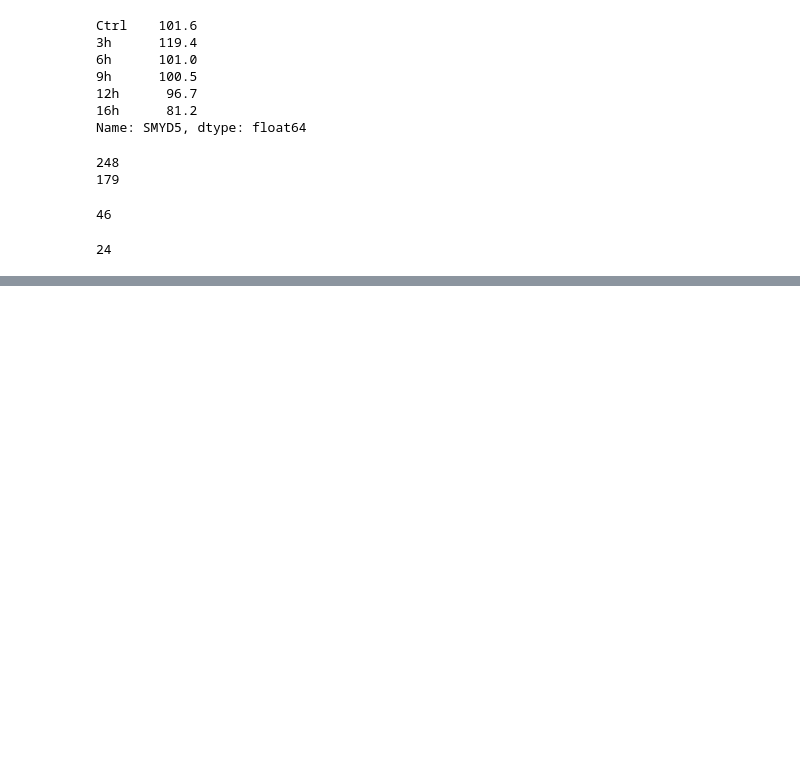
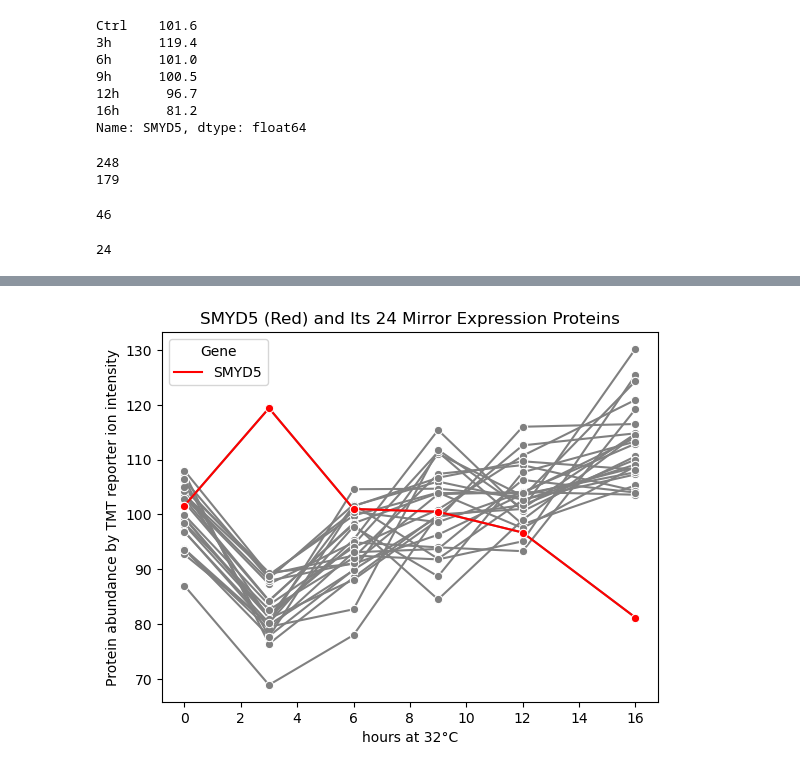
Before and after one commit to Keviosta/Temp_3.2.-.C, a Jupyter notebook: proteomics/HEK293_Proteomic data-mirror_SMYD5.ipynb, the cells around one changed output, grey strips where cells are left out. Saved outputs shown, nothing was run; the diff lists cells and outputs as text; code cells hidden in the pictures; blank space fills up the shorter version.

```diff
--- a/proteomics/HEK293_Proteomic data-mirror_SMYD5.ipynb
+++ b/proteomics/HEK293_Proteomic data-mirror_SMYD5.ipynb
@@ -193,0 +201,30 @@ proteins from 20 to 24 are: ['SUZ12', 'MRPL23', 'MAPK4', 'SELENOK', 'SMYD5']
+# %%
+# Select the targets
+df_mirror =  df[ (df.index.isin(neg_corr_proteins)) ]
+df_mirror.loc['SMYD5'] = smyd5_expression
+df_mirror = df_mirror.reset_index()
+
+# From Wide to Long table
+data = df_mirror.melt(id_vars=["Gene"], var_name="conditions")
+
+#rename to have y as float
+data['conditions'].replace({'Ctrl': 0, '3h': 3, '6h': 6,
+                                  '9h': 9, '12h': 12, '16h': 16, }, inplace=True)
+
+
+data2 = data[data.Gene == 'SMYD5']
+
+seaborn.lineplot(data = data, x='conditions' , y='value', hue= "Gene",
+                 marker='o', palette=['grey'],  legend=None, err_style="bars", errorbar=('se', 0.5))
+
+seaborn.lineplot(data = data2, x='conditions' , y='value', hue= "Gene",
+                 marker='o', palette=['red'], err_style="bars", errorbar=('se', 0.5))
+
+plt.title("SMYD5 (Red) and Its 24 Mirror Expression Proteins")
+plt.ylabel("Protein abundance by TMT reporter ion intensity")
+plt.xlabel("hours at 32°C")
+
+plt.show()
+plt.close()
+# %% [output]
+[figure, added]
```
Also changed, not shown: parts of 6 cells of this notebook, 7 other files.
